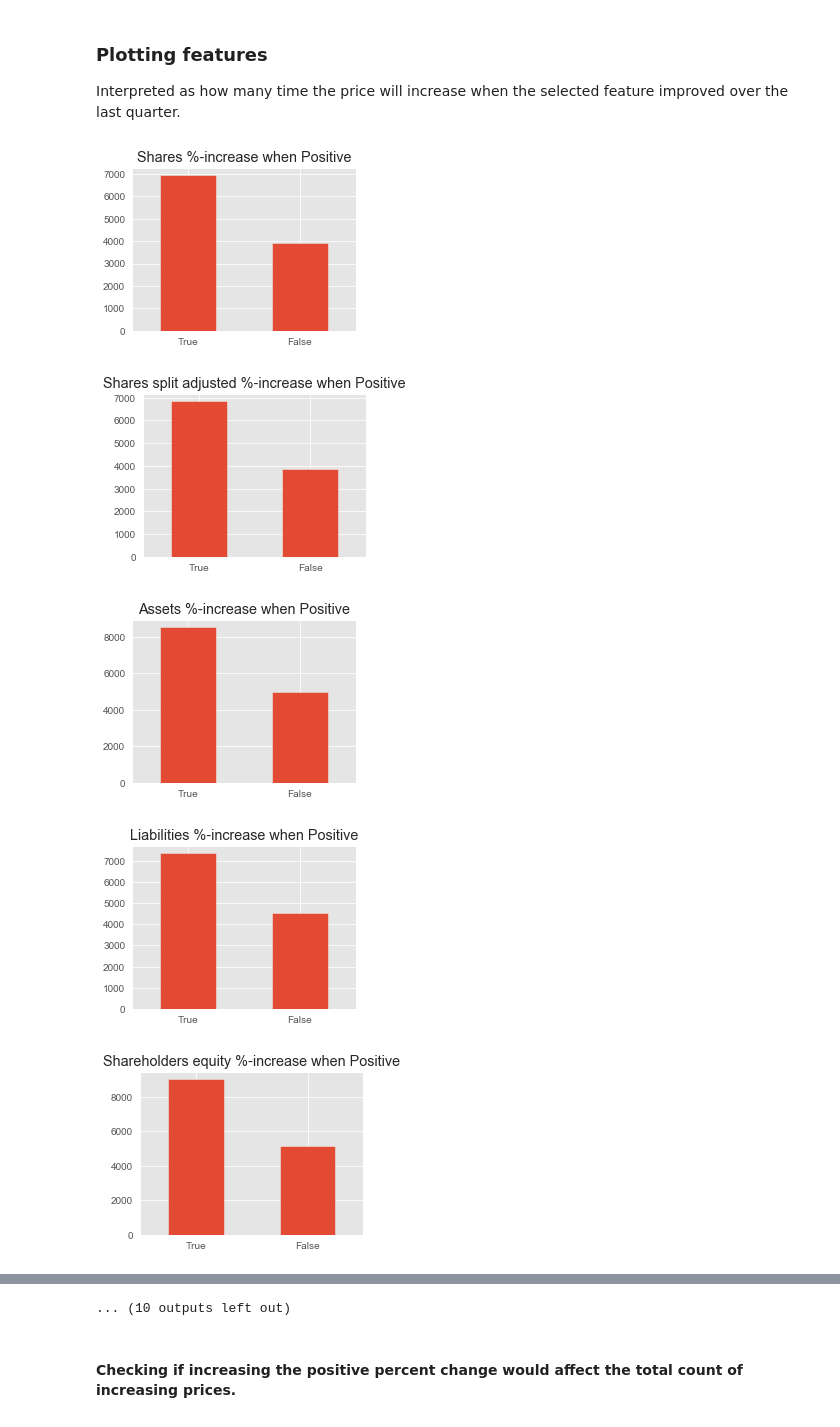
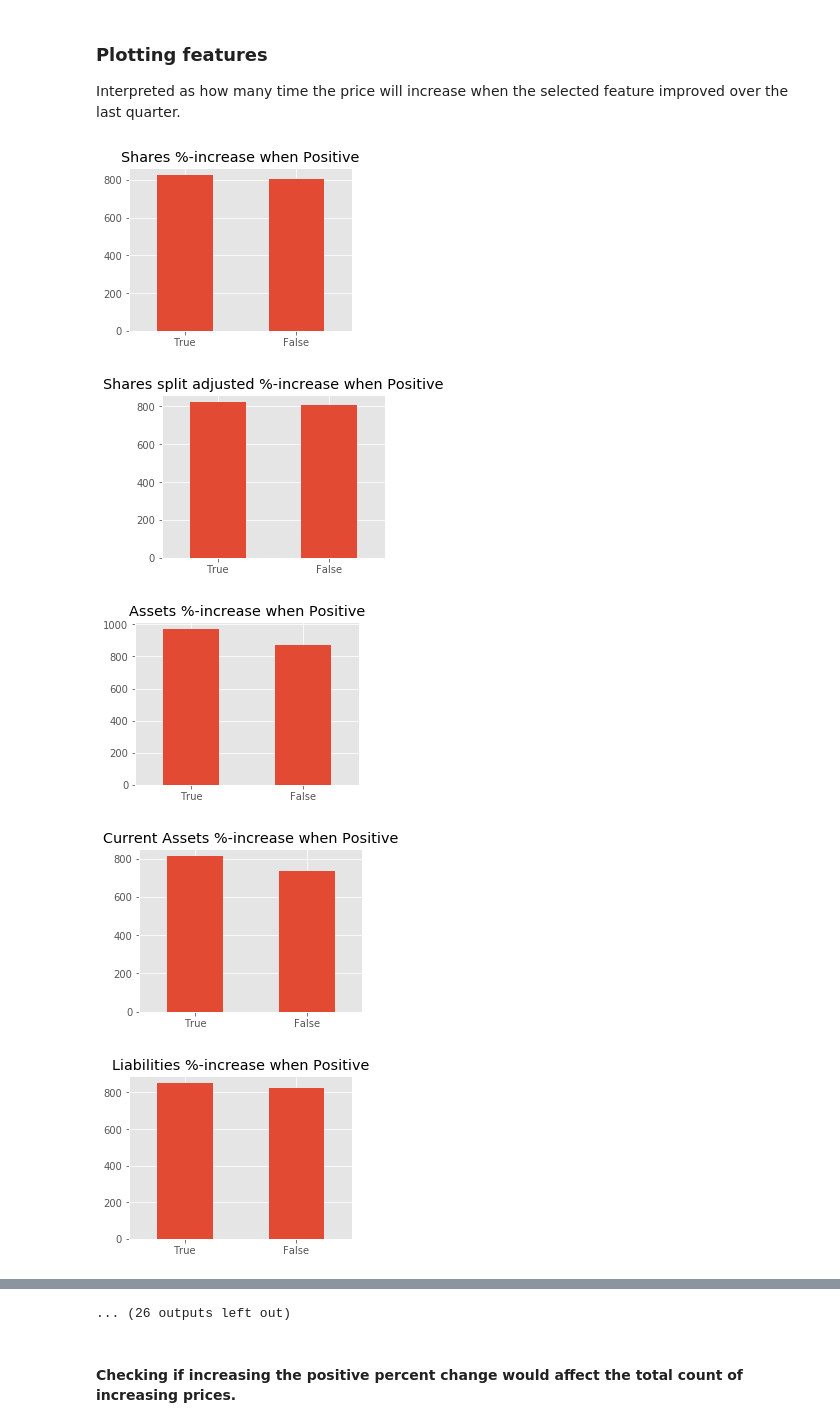
Before and after one commit to marcosan93/Stock-Performance-Predictor, a Jupyter notebook: Exploring_Data.ipynb, the cells around one changed output, grey strips where cells are left out. Saved outputs shown, nothing was run; the diff lists cells and outputs as text; code cells hidden in the pictures.

Commit message:
cleaned data

```diff
--- a/Exploring_Data.ipynb
+++ b/Exploring_Data.ipynb
@@ -15,5 +15,5 @@ import _pickle as pickle
 # %% [markdown]
 ### Loading the Data
 # %%
-with open("percent_df.pickle",'rb') as fp:
-    pcnt_df = pickle.load(fp)
+with open("final_df.pickle",'rb') as fp:
+    final_df = pickle.load(fp)
@@ -22,5 +19,0 @@ with open("percent_df.pickle",'rb') as fp:
-# %%
-main_df = pd.DataFrame()
-
-for i in tqdm(pcnt_df.keys()):
-    main_df = main_df.append(pcnt_df[i], sort=False)
@@ -38,4 +19,0 @@ main_df.dropna(inplace=True)
-# %%
-for i in main_df.columns:
-    if len(main_df[i].unique()) < 100:
-        print("Column to drop: ", i)
@@ -75,11 +37,11 @@ def plot_features_bar(df, col, percent_change=0):
 ### Plotting features
 Interpreted as how many time the price will increase when the selected feature improved over the last quarter.
 # %%
-for i in main_df.columns:
-    plot_features_bar(main_df, i)
+for i in final_df.columns:
+    plot_features_bar(final_df, i)
 # %% [output]
-[figure, old version]
+[figure, new version]
-[figure, old version]
+[figure, new version]
-[figure, old version]
+[figure, new version]
-[figure, old version]
+[figure, new version]
-[figure, old version]
+[figure, new version]
@@ -93,4 +55,4 @@ for i in main_df.columns:
-... (10 outputs left out)
+... (26 outputs left out)
 # %% [markdown]
 #### Checking if increasing the positive percent change would affect the total count of increasing prices.
 # %%
```
Also changed, not shown: parts of 16 cells of this notebook, 4 other files.
